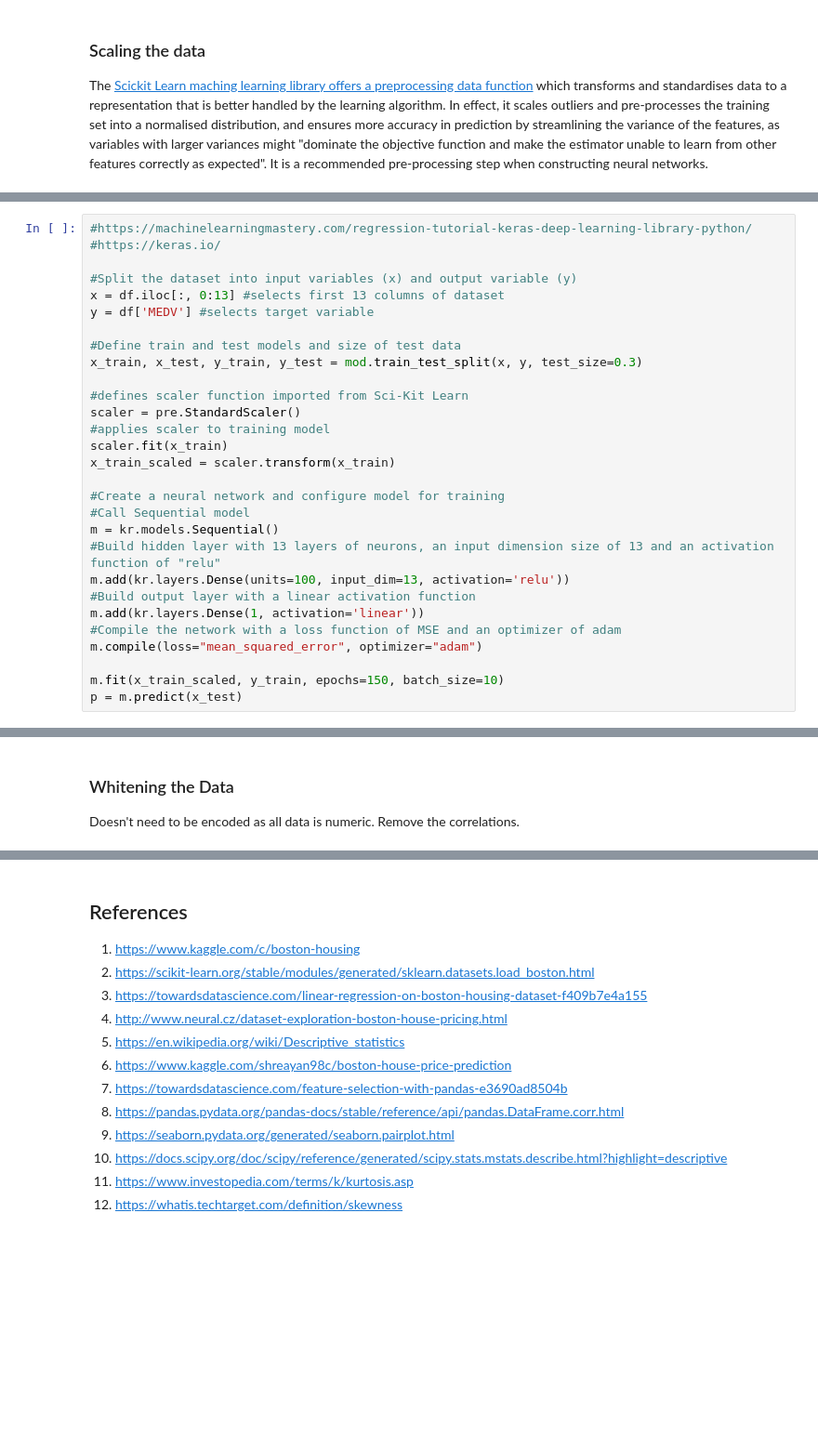
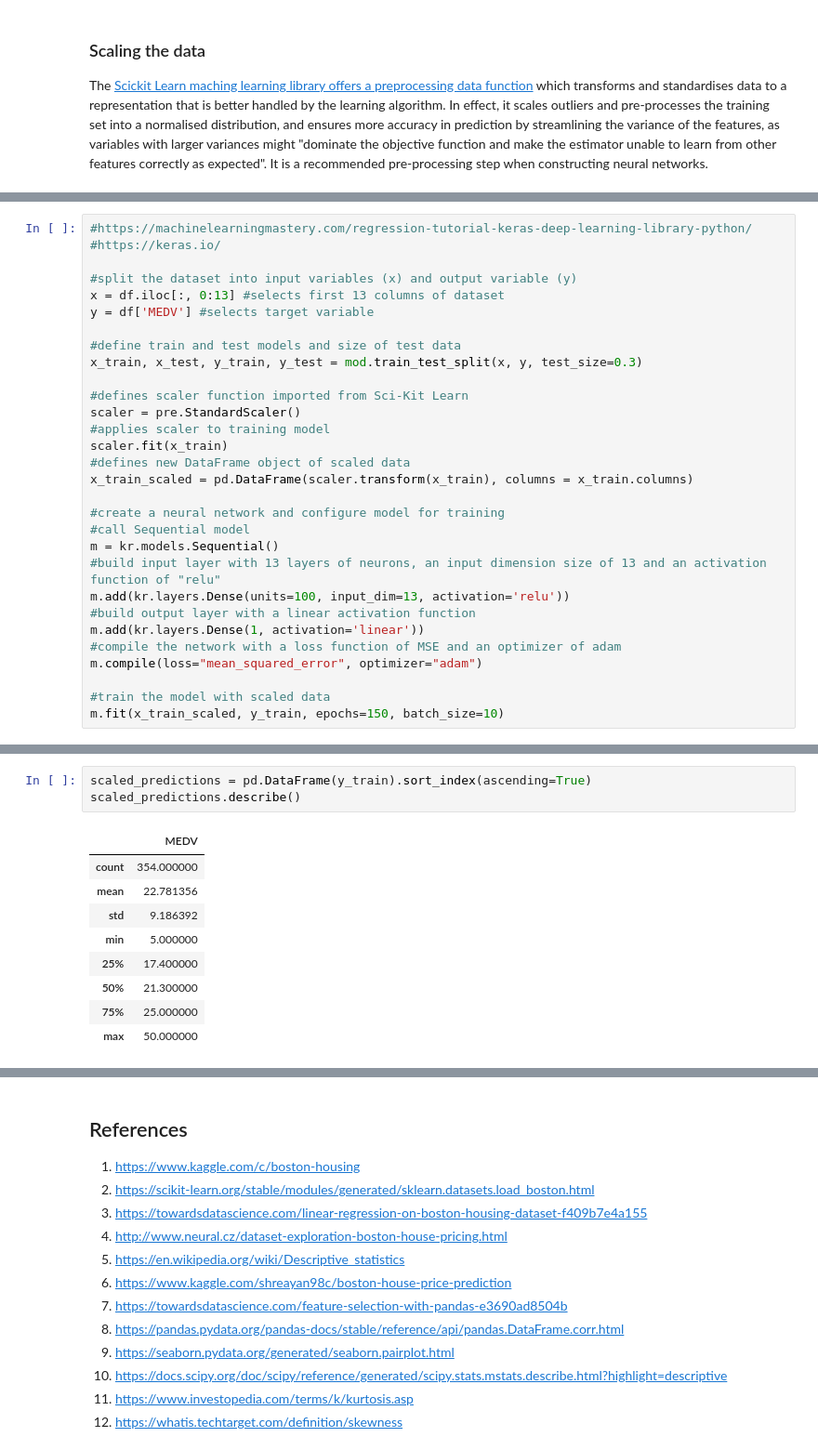
Before and after one commit to AideenByrne/2019MachineLearningProject, a Jupyter notebook: 2019project.ipynb, the cells around one changed output, grey strips where cells are left out. Shown at 93% size. Saved outputs shown, nothing was run; the diff lists cells and outputs as text; blank space fills up the shorter version.

Commit message:
More whitening

```diff
--- a/2019project.ipynb
+++ b/2019project.ipynb
@@ -308,30 +326,31 @@ The [Scickit Learn maching learning library offers a preprocessing data function
 #https://machinelearningmastery.com/regression-tutorial-keras-deep-learning-library-python/
 #https://keras.io/
 
-#Split the dataset into input variables (x) and output variable (y)
+#split the dataset into input variables (x) and output variable (y)
 x = df.iloc[:, 0:13] #selects first 13 columns of dataset
 y = df['MEDV'] #selects target variable
 
-#Define train and test models and size of test data
+#define train and test models and size of test data
 x_train, x_test, y_train, y_test = mod.train_test_split(x, y, test_size=0.3)
 
 #defines scaler function imported from Sci-Kit Learn
 scaler = pre.StandardScaler()
 #applies scaler to training model
 scaler.fit(x_train)
-x_train_scaled = scaler.transform(x_train)
+#defines new DataFrame object of scaled data
+x_train_scaled = pd.DataFrame(scaler.transform(x_train), columns = x_train.columns)
 
-#Create a neural network and configure model for training
-#Call Sequential model
+#create a neural network and configure model for training
+#call Sequential model
 m = kr.models.Sequential()
-#Build hidden layer with 13 layers of neurons, an input dimension size of 13 and an activation function of "relu"
+#build input layer with 13 layers of neurons, an input dimension size of 13 and an activation function of "relu"
 m.add(kr.layers.Dense(units=100, input_dim=13, activation='relu'))
-#Build output layer with a linear activation function
+#build output layer with a linear activation function
 m.add(kr.layers.Dense(1, activation='linear'))
-#Compile the network with a loss function of MSE and an optimizer of adam
+#compile the network with a loss function of MSE and an optimizer of adam
 m.compile(loss="mean_squared_error", optimizer="adam")
 
+#train the model with scaled data
 m.fit(x_train_scaled, y_train, epochs=150, batch_size=10)
-p = m.predict(x_test)
 # %% [output]
 Epoch 1/150
@@ -359,3 +379,13 @@ m.evaluate(x_train_scaled, y_train)
-# %% [markdown]
-### Whitening the Data
-Doesn't need to be encoded as all data is numeric.  Remove the correlations.
+# %%
+scaled_predictions = pd.DataFrame(y_train).sort_index(ascending=True)
+scaled_predictions.describe()
+# %% [output]
+|  | MEDV |
+| count | 354.000000 |
+| mean | 22.781356 |
+| std | 9.186392 |
+| min | 5.000000 |
+| 25% | 17.400000 |
+| 50% | 21.300000 |
+| 75% | 25.000000 |
+| max | 50.000000 |
```
Also changed, not shown: parts of 14 cells of this notebook.
